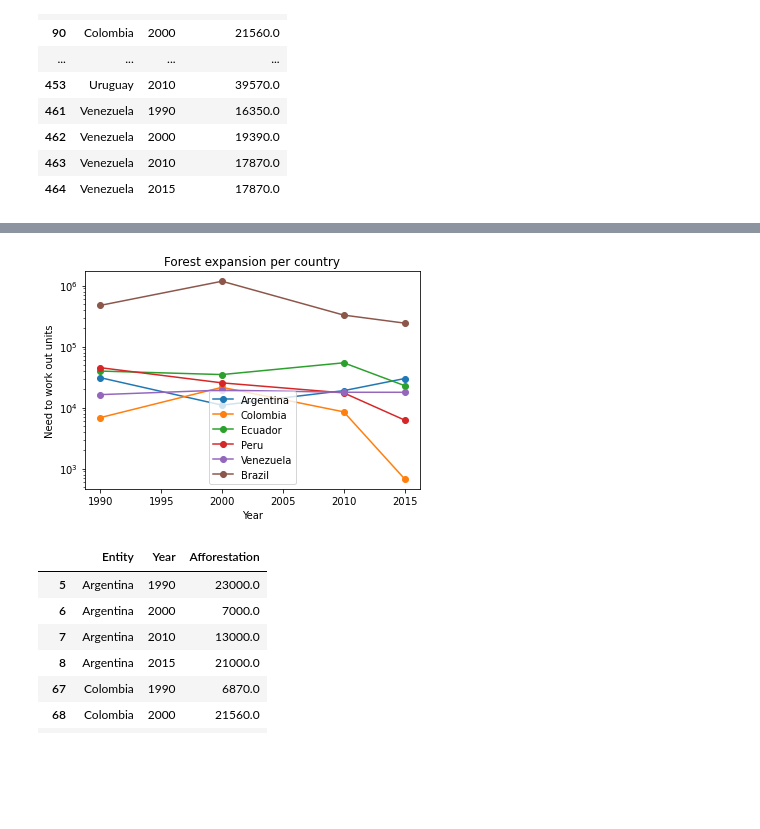
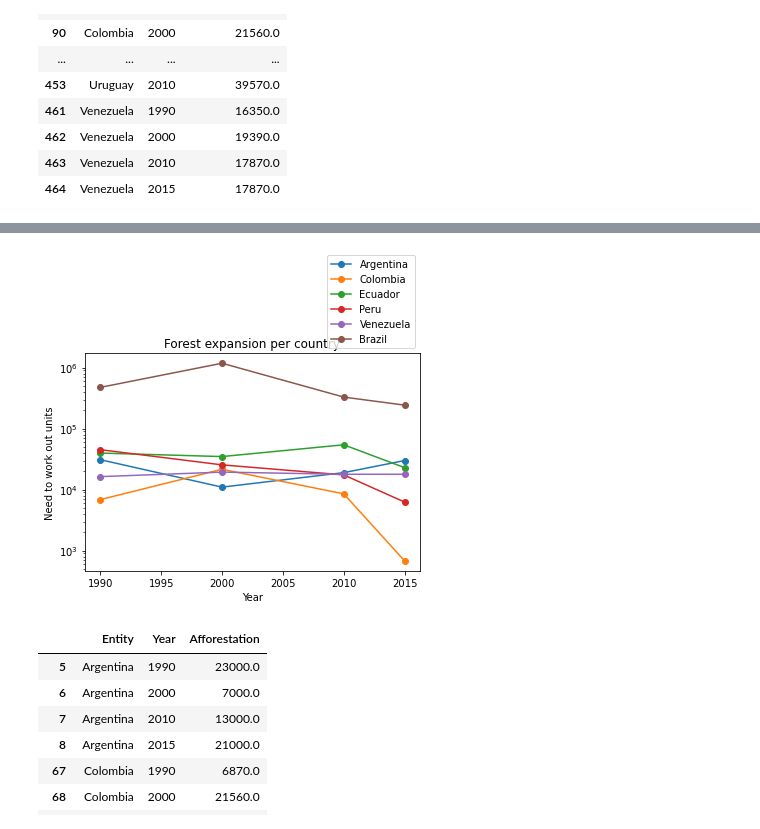
Before and after one commit to MorganMaciupa/Data_Analytics_ReforestationProject, a Jupyter notebook: main.ipynb, the cells around one changed output, grey strips where cells are left out. Cells and saved outputs as stored; diff of their text form; code cells hidden in the pictures; blank space fills up the shorter version.

```diff
--- a/main.ipynb
+++ b/main.ipynb
@@ -38,27 +34,28 @@ south_america
 # %%
 argentina = south_america.loc[south_america['Entity'] == 'Argentina']
 brazil = south_america.loc[south_america['Entity'] == 'Brazil']
 colombia = south_america.loc[south_america['Entity'] == 'Colombia']
 ecuador = south_america.loc[south_america['Entity'] == 'Ecuador']
 mexico = south_america.loc[south_america['Entity'] == 'Mexico']
 peru = south_america.loc[south_america['Entity'] == 'Peru']
 venezuela = south_america.loc[south_america['Entity'] == 'Venezuela']
 
 plt.plot(argentina["Year"], argentina["Forest expansion"], marker='o')
 plt.plot(colombia["Year"], colombia["Forest expansion"], marker='o')
 plt.plot(ecuador["Year"], ecuador["Forest expansion"], marker='o')
 plt.plot(peru["Year"], peru["Forest expansion"], marker='o')
 plt.plot(venezuela["Year"], venezuela["Forest expansion"], marker='o')
 plt.plot(brazil["Year"], brazil["Forest expansion"], marker='o')
 
 labels = ['Argentina', 'Colombia', 'Ecuador', 'Peru', 'Venezuela', 'Brazil']
-plt.legend(labels, loc='lower center')
+plt.legend(labels, bbox_to_anchor=(1.0, 1), loc='lower right')
 plt.title("Forest expansion per country")
 plt.xlabel("Year")
 plt.ylabel("Need to work out units")
 plt.yscale('log')
+plt.savefig("Images/South America Forest Expansion.png")
 # %% [output]
-[figure, old version]
+[figure, new version]
 # %%
 afforestation_dataframe = pd.read_csv('data/annual-afforestation.csv')
 afforestation_dataframe.groupby('Entity')
```
Also changed, not shown: parts of 2 cells of this notebook, 3 other files.
